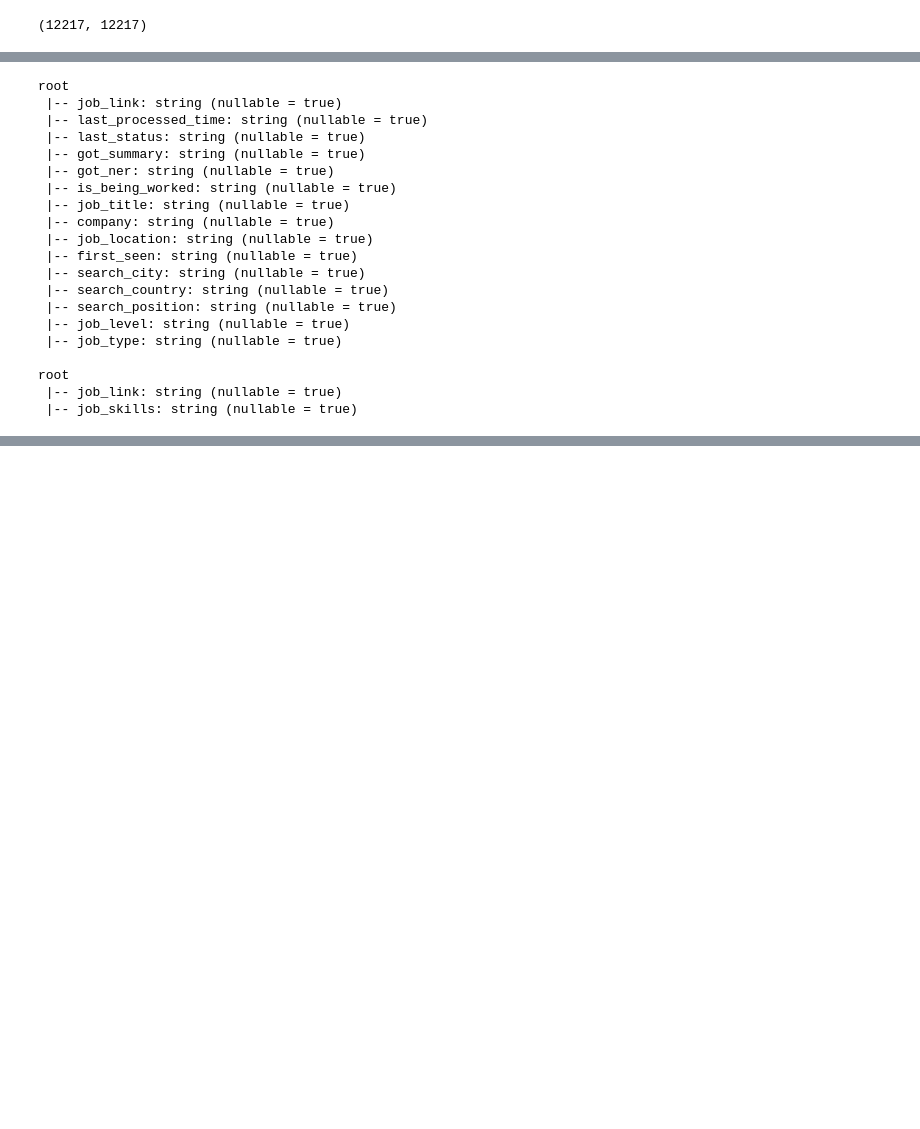
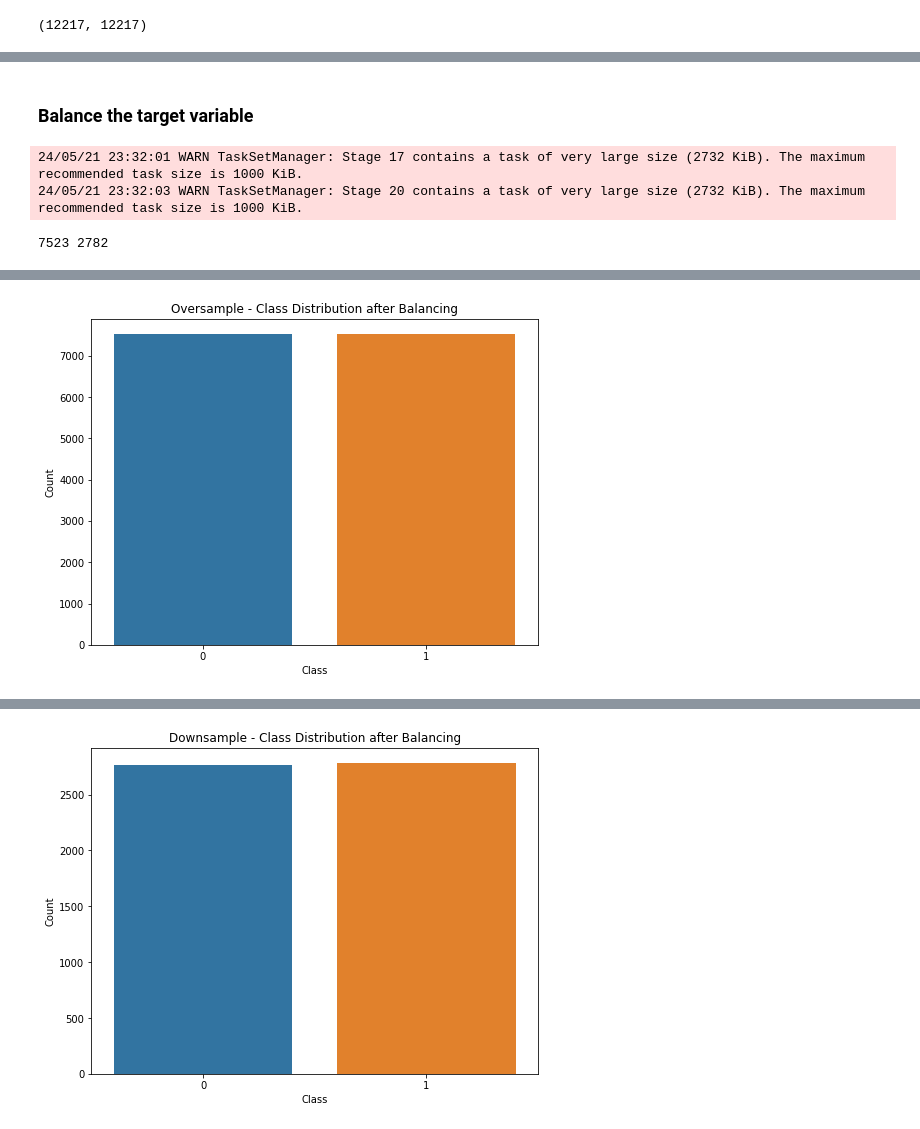
Before and after one commit to zli213/722-Iteration-4, a Jupyter notebook: Iteration_4.ipynb, the cells around one changed output, grey strips where cells are left out. Saved outputs shown, nothing was run; the diff lists cells and outputs as text; code cells hidden in the pictures; blank space fills up the shorter version.

```diff
--- a/Iteration_4.ipynb
+++ b/Iteration_4.ipynb
@@ -170,25 +653,52 @@ Attempting non-optimization as 'spark.sql.execution.arrow.pyspark.fallback.enabl
+# %% [markdown]
+### Balance the target variable
 # %%
-# For type, we can use print schema.
-df01_filtered.printSchema()
-df02.printSchema()
+from pyspark.sql.functions import col, sum
+
+# Separate majority and minority classes
+majority_class = filterd_spark_df.filter(col("`4__ML/AI`") == 0)
+minority_class = filterd_spark_df.filter(col("`4__ML/AI`") == 1)
+print(majority_class.count(),minority_class.count())
+
+# Downsample the majority class
+majority_class_downsampled = majority_class.sample(False, float(minority_class.count()) / majority_class.count(), seed=42)
+
+# Combine minority class with downsampled majority class
+balanced_df_downsampled = majority_class_downsampled.union(minority_class)
+
+# Upsample the minority class
+minority_class_oversampled = minority_class.sample(True, float(majority_class.count()) / minority_class.count(), seed=42)
+
+# Combine majority class with upsampled minority class
+balanced_df_oversampled = majority_class.union(minority_class_oversampled)
+
+import matplotlib.pyplot as plt
+import seaborn as sns
+import pandas as pd
+
+# Convert to Pandas DataFrame
+## Oversample ##
+balanced_pandas_df_oversampled = balanced_df_oversampled.toPandas()
+
+# Plot the distribution of the target variable
+plt.figure(figsize=(8, 6))
+sns.countplot(data=balanced_pandas_df_oversampled, x='4__ML/AI')
+plt.xlabel('Class')
+plt.ylabel('Count')
+plt.title('Oversample - Class Distribution after Balancing')
+plt.show()
+
+## Downsample ##
+balanced_pandas_df_downsampled = balanced_df_downsampled.toPandas()
+
+# Plot the distribution of the target variable
+plt.figure(figsize=(8, 6))
+sns.countplot(data=balanced_pandas_df_downsampled, x='4__ML/AI')
+plt.xlabel('Class')
+plt.ylabel('Count')
+plt.title('Downsample - Class Distribution after Balancing')
+plt.show()
 # %% [output]
-root
- |-- job_link: string (nullable = true)
- |-- last_processed_time: string (nullable = true)
- |-- last_status: string (nullable = true)
- |-- got_summary: string (nullable = true)
- |-- got_ner: string (nullable = true)
- |-- is_being_worked: string (nullable = true)
- |-- job_title: string (nullable = true)
- |-- company: string (nullable = true)
- |-- job_location: string (nullable = true)
- |-- first_seen: string (nullable = true)
- |-- search_city: string (nullable = true)
- |-- search_country: string (nullable = true)
- |-- search_position: string (nullable = true)
- |-- job_level: string (nullable = true)
- |-- job_type: string (nullable = true)
-
-root
- |-- job_link: string (nullable = true)
- |-- job_skills: string (nullable = true)
+24/05/21 23:32:01 WARN TaskSetManager: Stage 17 contains a task of very large size (2732 KiB). The maximum recommended task size is 1000 KiB.
+24/05/21 23:32:03 WARN TaskSetManager: Stage 20 contains a task of very large size (2732 KiB). The maximum recommended task size is 1000 KiB.
+7523 2782
@@ -194,0 +710 @@ root
+[figure, added]
@@ -195 +712,2 @@ root
+[figure, added]
 # %% [markdown]
```
Also changed, not shown: parts of 42 cells of this notebook.
